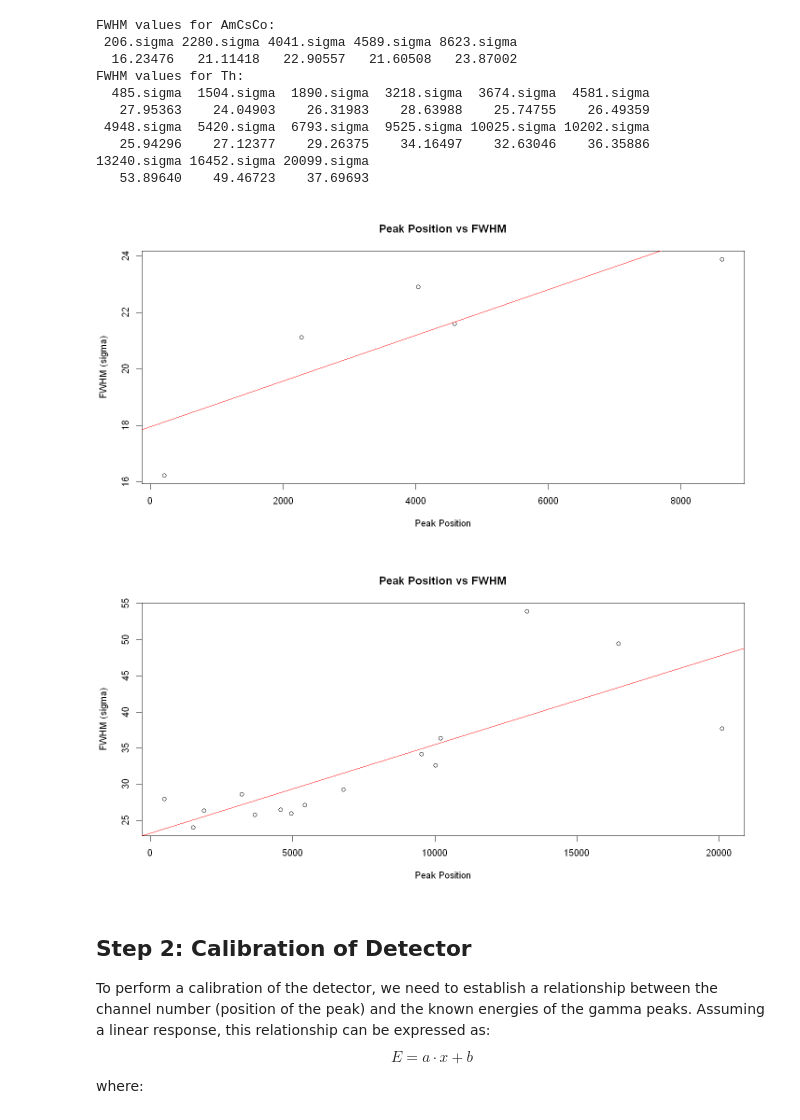
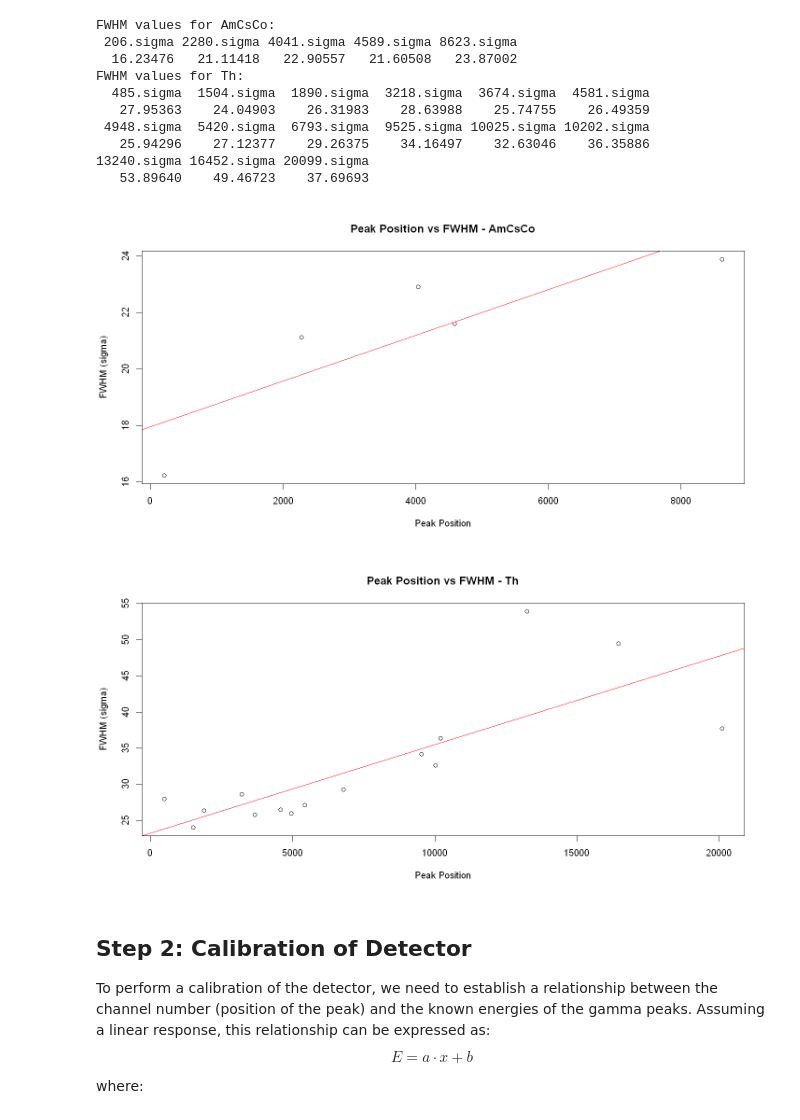
Before and after one commit to EugeniaBoccanera/R_project, a Jupyter notebook: Group_22.ipynb, the cells around one changed output. Drawn from its saved outputs; the diff is of its cells as text; code cells hidden in the pictures.

```diff
--- a/Group_22.ipynb
+++ b/Group_22.ipynb
@@ -312,18 +324,18 @@ FWHM values for Th:
 # %%
 # Let's check the data
 peak_positions <- peaks_AmCsCo
 fwhm_values <- fwhm_values_AmCsCo
 
 # Plotting peak positions against FWHM values
 plot(peak_positions, fwhm_values,
      xlab = "Peak Position",
      ylab = "FWHM (sigma)",
-     main = "Peak Position vs FWHM")
+     main = "Peak Position vs FWHM - AmCsCo")
 
 # Adding a linear regression line
 abline(lm(fwhm_values ~ peak_positions), col = "red")
 # %% [output]
-[figure, old version]
+[figure, new version]
 # %%
 peak_positions <- peaks_Th
 fwhm_values <- fwhm_values_Th
@@ -332,12 +344,12 @@ fwhm_values <- fwhm_values_Th
 plot(peak_positions, fwhm_values,
      xlab = "Peak Position",
      ylab = "FWHM (sigma)",
-     main = "Peak Position vs FWHM")
+     main = "Peak Position vs FWHM - Th")
 
 # Adding a linear regression line
 abline(lm(fwhm_values ~ peak_positions), col = "red")
 # %% [output]
-[figure, old version]
+[figure, new version]
 # %% [markdown]
 ## Step 2: Calibration of Detector
 To perform a calibration of the detector, we need to establish a relationship between the channel number (position of the peak) and the known energies of the gamma peaks. Assuming a linear response, this relationship can be expressed as:
```
Also changed, not shown: parts of 17 cells of this notebook.
